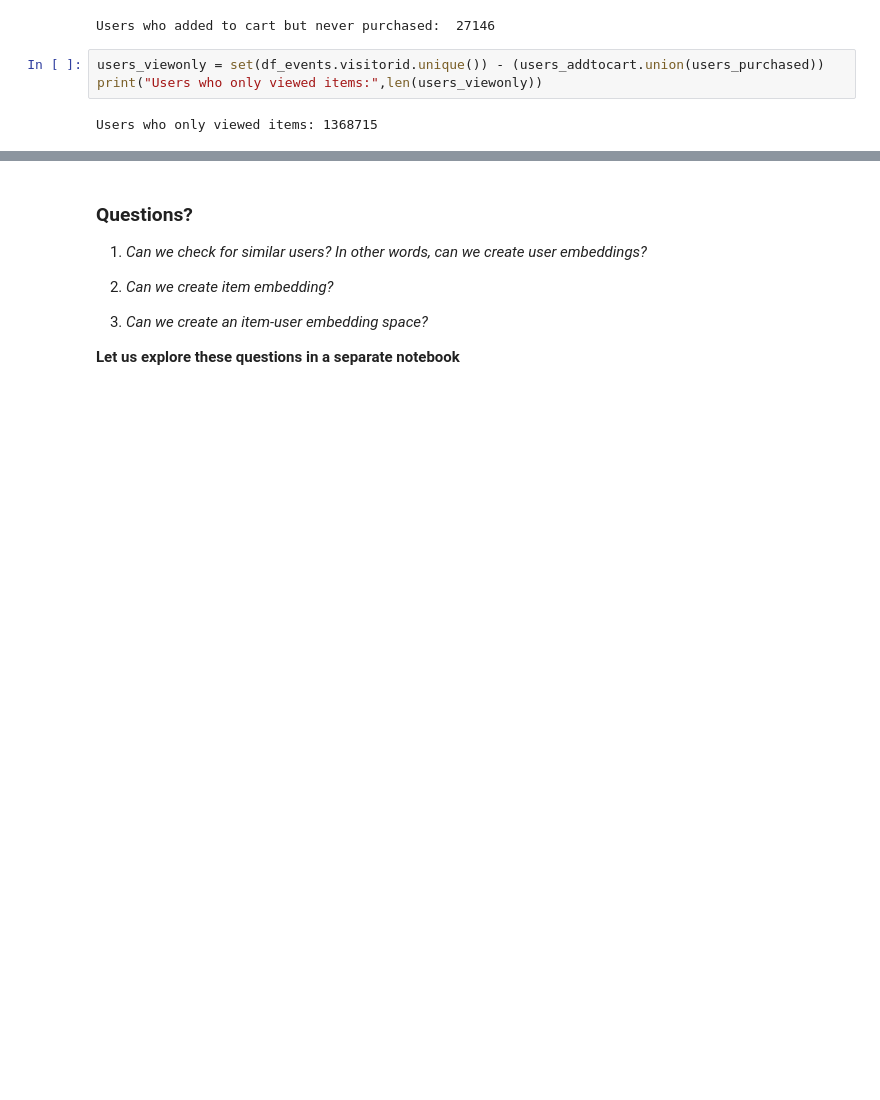
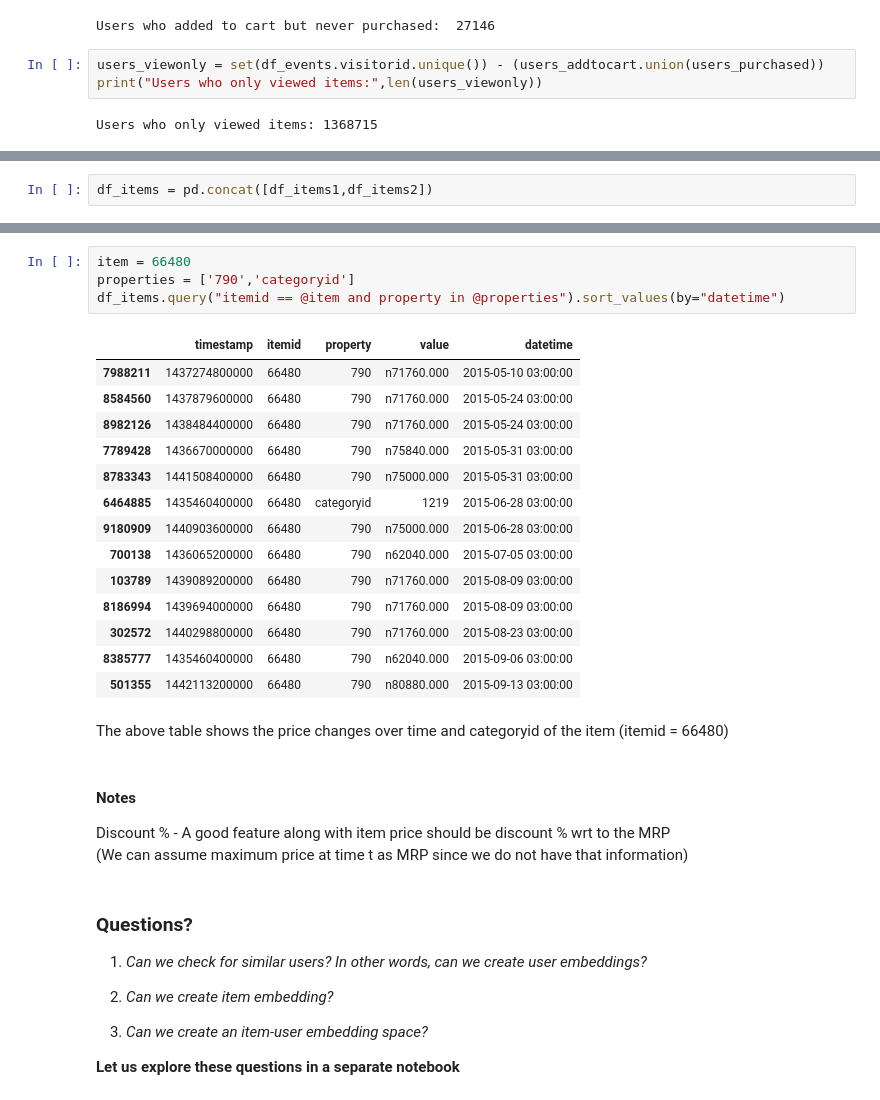
Before and after one commit to SamarthGupta93/RetailRocket, a Jupyter notebook: eda.ipynb, the cells around one changed output, grey strips where cells are left out. Saved outputs shown, nothing was run; the diff lists cells and outputs as text; blank space fills up the shorter version.

```diff
--- a/eda.ipynb
+++ b/eda.ipynb
@@ -339,0 +347,2 @@ Users who only viewed items: 1368715
+# %%
+df_items = pd.concat([df_items1,df_items2])
@@ -340,3 +404,28 @@ Users who only viewed items: 1368715
+# %%
+item = 66480
+properties = ['790','categoryid']
+df_items.query("itemid == @item and property in @properties").sort_values(by="datetime")
+# %% [output]
+|  | timestamp | itemid | property | value | datetime |
+| 7988211 | 1437274800000 | 66480 | 790 | n71760.000 | 2015-05-10 03:00:00 |
+| 8584560 | 1437879600000 | 66480 | 790 | n71760.000 | 2015-05-24 03:00:00 |
+| 8982126 | 1438484400000 | 66480 | 790 | n71760.000 | 2015-05-24 03:00:00 |
+| 7789428 | 1436670000000 | 66480 | 790 | n75840.000 | 2015-05-31 03:00:00 |
+| 8783343 | 1441508400000 | 66480 | 790 | n75000.000 | 2015-05-31 03:00:00 |
+| 6464885 | 1435460400000 | 66480 | categoryid | 1219 | 2015-06-28 03:00:00 |
+| 9180909 | 1440903600000 | 66480 | 790 | n75000.000 | 2015-06-28 03:00:00 |
+| 700138 | 1436065200000 | 66480 | 790 | n62040.000 | 2015-07-05 03:00:00 |
+| 103789 | 1439089200000 | 66480 | 790 | n71760.000 | 2015-08-09 03:00:00 |
+| 8186994 | 1439694000000 | 66480 | 790 | n71760.000 | 2015-08-09 03:00:00 |
+| 302572 | 1440298800000 | 66480 | 790 | n71760.000 | 2015-08-23 03:00:00 |
+| 8385777 | 1435460400000 | 66480 | 790 | n62040.000 | 2015-09-06 03:00:00 |
+| 501355 | 1442113200000 | 66480 | 790 | n80880.000 | 2015-09-13 03:00:00 |
+# %% [markdown]
+The above table shows the price changes over time and categoryid of the item (itemid = 66480)<br>
+# %% [markdown]
+#### Notes
+
+Discount % - A good feature along with item price should be discount % wrt to the MRP<br>(We can assume maximum price at time t as MRP since we do not have that information)
 # %% [markdown]
 ### Questions?
 
```
Also changed, not shown: parts of 14 cells of this notebook.
